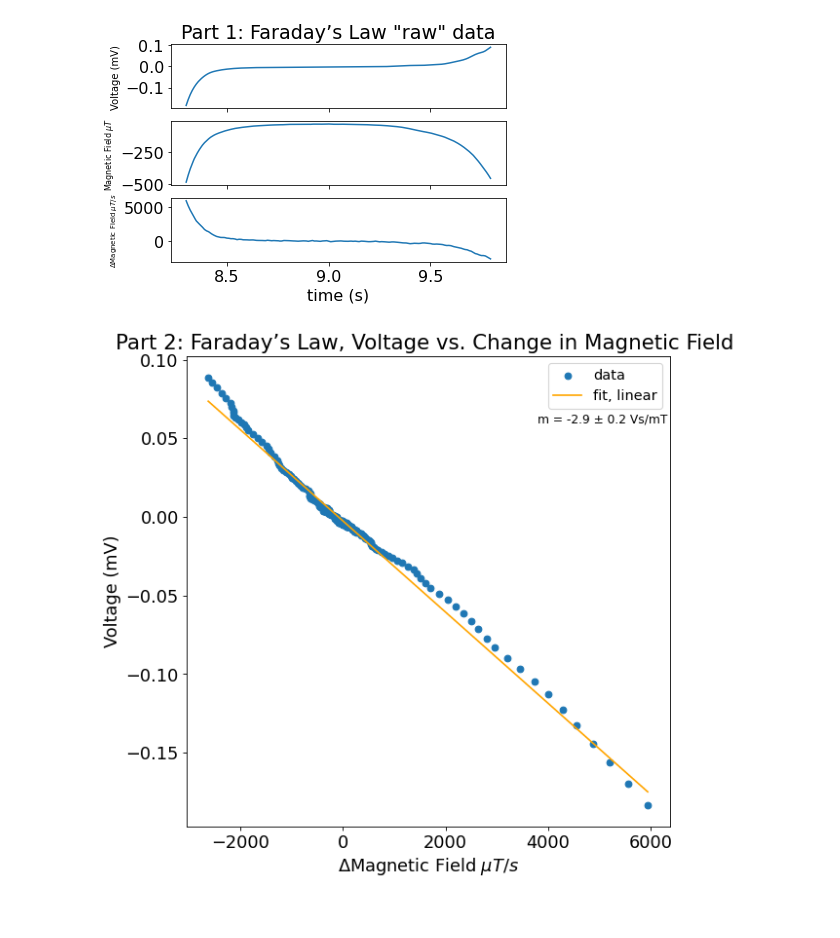
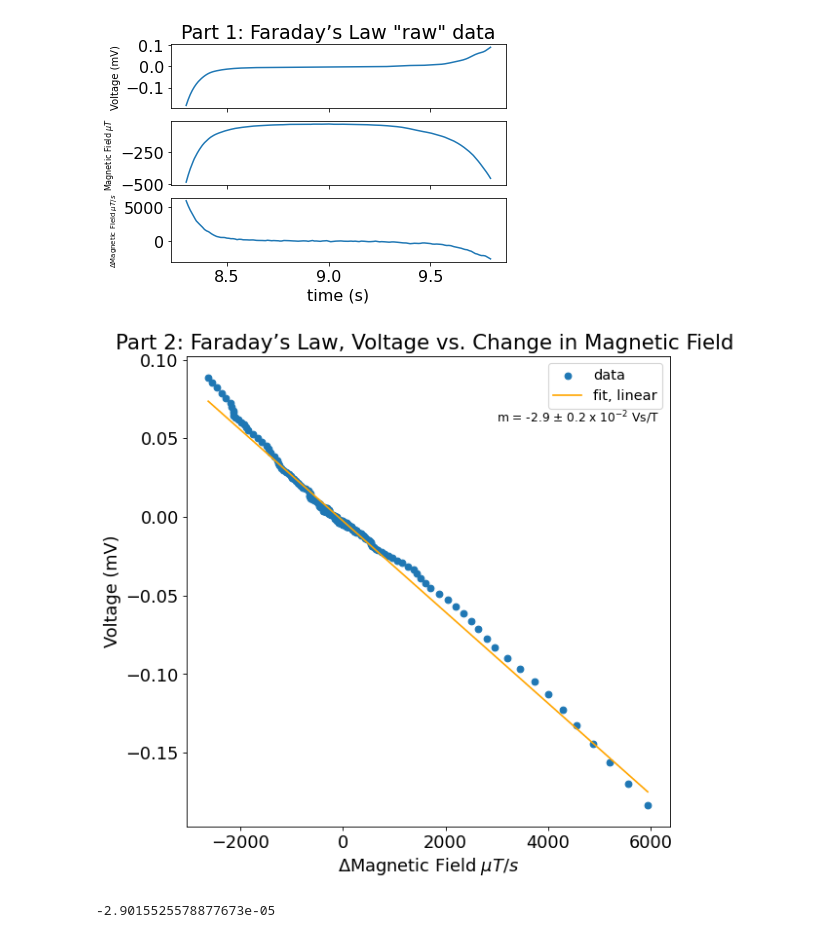
Before and after one commit to matthew-ding/physics5bl, a Jupyter notebook: Lab12/Lab12 Part2.ipynb, the cells around one changed output. Saved outputs shown, nothing was run; the diff lists cells and outputs as text; code cells hidden in the pictures.

```diff
--- a/Lab12/Lab12 Part2.ipynb
+++ b/Lab12/Lab12 Part2.ipynb
@@ -59,20 +59,24 @@ mV_pred = f_lin(dBz, m, b)
 # %%
 # Best-fit plots
 
 # Sets figure size etc.
 fig1=plt.figure(figsize=(8, 8), dpi= 80, facecolor='w', edgecolor='k')
 plt.rcParams.update({'font.size': '16'})
 
 # Data and fit
 plt.scatter(dBz, mV, label='data')
 plt.plot(dBz, mV_pred, color='orange', label=r'fit, linear')
 
 # Axes label and title
 plt.title("Part 2: Faraday’s Law, Voltage vs. Change in Magnetic Field ")
 plt.xlabel(r'$\Delta$Magnetic Field $\mu T / s$')
 plt.ylabel("Voltage (mV)")
-plt.text(3800,0.06, 'm = -2.9 ± 0.2 Vs/mT', fontsize=11)
+plt.text(3000,0.06, r'm = -2.9 ± 0.2 x $10^{-2}$ Vs/T', fontsize=11)
 plt.legend(loc='upper right', prop={'size': 13})
 plt.show()
 # %% [output]
-[figure, old version]
+[figure, new version]
+# %%
+m
+# %% [output]
+-2.9015525578877673e-05
```
Also changed, not shown: 1 other file.
